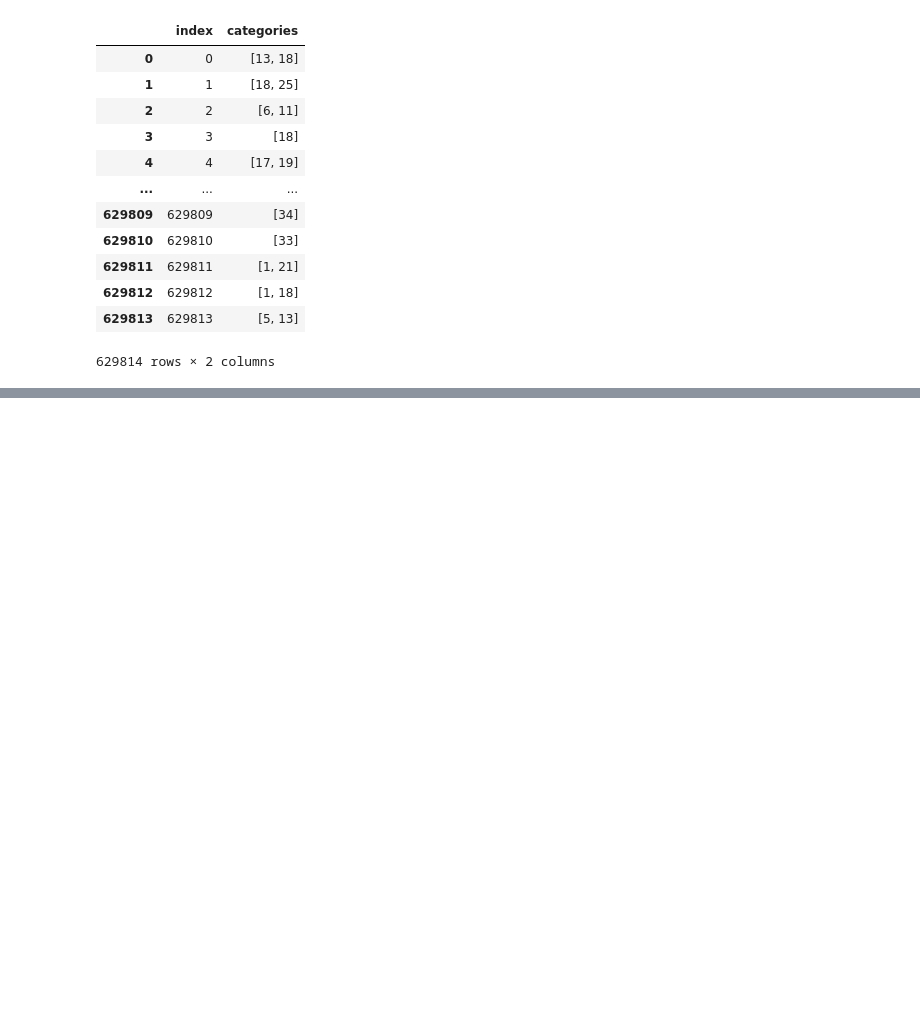
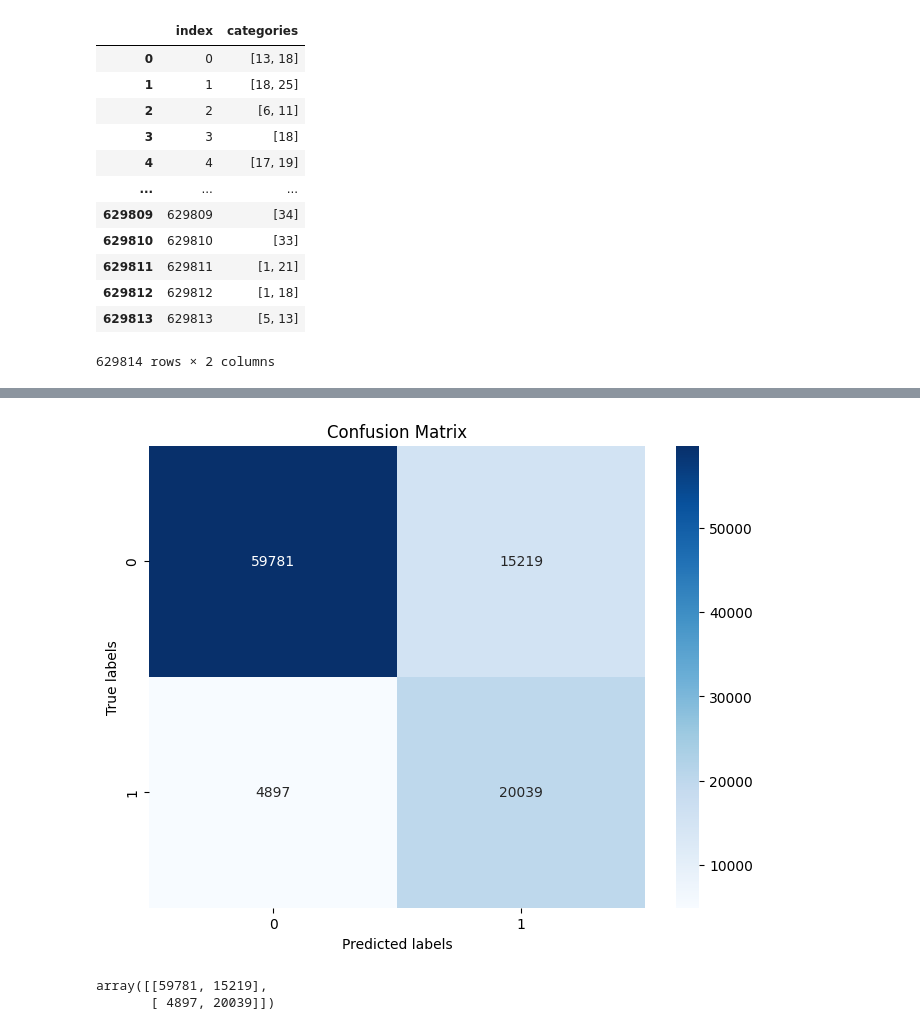
Before and after one commit to tommasosommaruga/Data_challenge_ENT, a Jupyter notebook: main_nb.ipynb, the cells around one changed output, grey strips where cells are left out. Cells and saved outputs as stored; diff of their text form; code cells hidden in the pictures; blank space fills up the shorter version.

Commit message:
INITIAL ANALYSIS DONE

```diff
--- a/main_nb.ipynb
+++ b/main_nb.ipynb
@@ -216,0 +569,14 @@ df
+# %%
+from sklearn.preprocessing import StandardScaler
+from sklearn.model_selection import train_test_split
+
+# Split the data into training and test sets
+X_train, X_test, y_train, y_test = train_features, test_features, train_labels, test_labels
+
+# Initialize the scaler
+# scaler = StandardScaler()
+
+# features_to_scale = ['title_similarity', 'year', 'year_b']
+# # Fit the scaler on the training data and transform both sets
+# X_train[features_to_scale] = scaler.fit_transform(X_train[features_to_scale])
+# X_test[features_to_scale] = scaler.transform(X_test[features_to_scale])
@@ -216,0 +685,12 @@ df
+# %%
+from sklearn.ensemble import RandomForestClassifier
+from sklearn.metrics import accuracy_score, classification_report
+
+# Train the model
+clf = RandomForestClassifier(random_state=55)
+clf.fit(X_train, y_train)
+
+# Predict and evaluate
+y_pred = clf.predict(X_test)
+print("Accuracy:", accuracy_score(y_test, y_pred))
+print("Classification Report:\n", classification_report(y_test, y_pred))
@@ -216,0 +708,18 @@ df
+# %%
+from sklearn.metrics import confusion_matrix
+import matplotlib.pyplot as plt
+
+cm = confusion_matrix(y_test, y_pred)
+plt.figure(figsize=(8, 6))
+sns.heatmap(cm, annot=True, cmap='Blues', fmt='g')
+plt.xlabel('Predicted labels')
+plt.ylabel('True labels')
+plt.title('Confusion Matrix')
+plt.show()
+# %% [output]
+[figure, added]
+# %%
+cm
+# %% [output]
+array([[59781, 15219],
+       [ 4897, 20039]])
```
Also changed, not shown: parts of 67 cells of this notebook.
